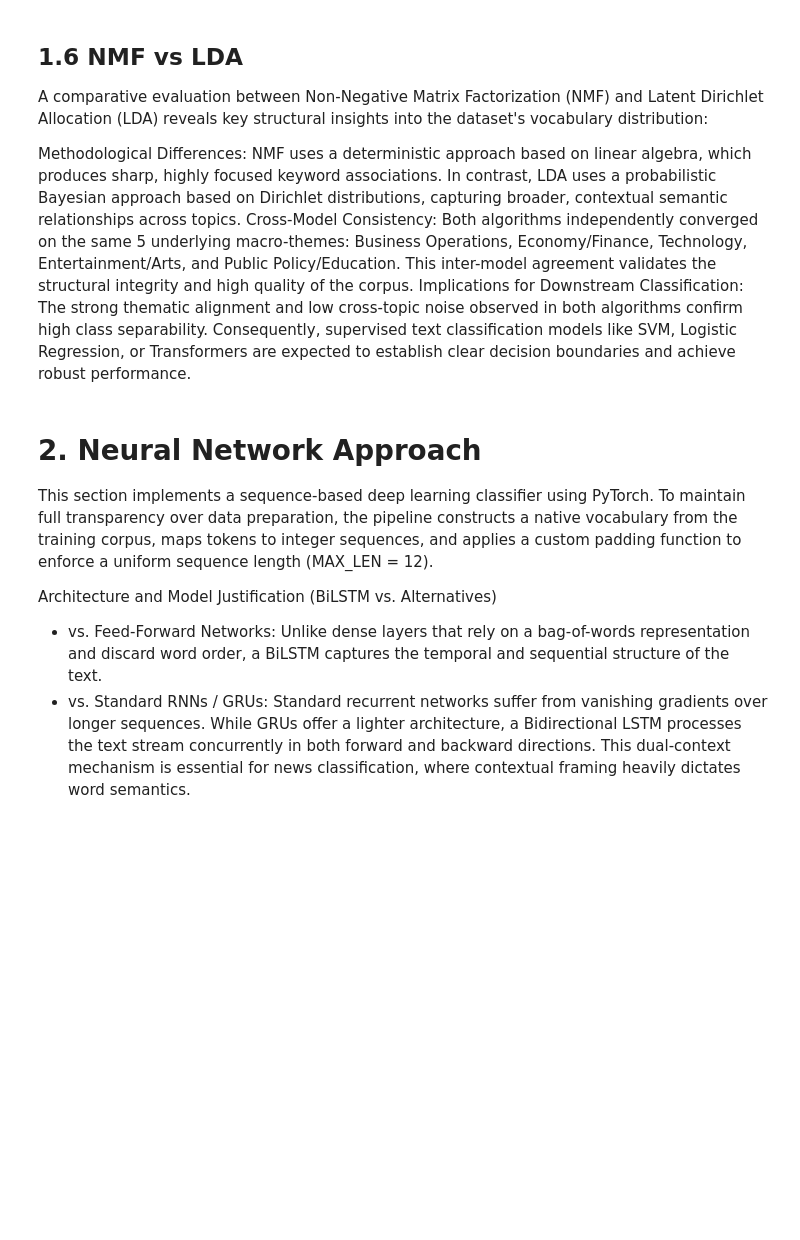
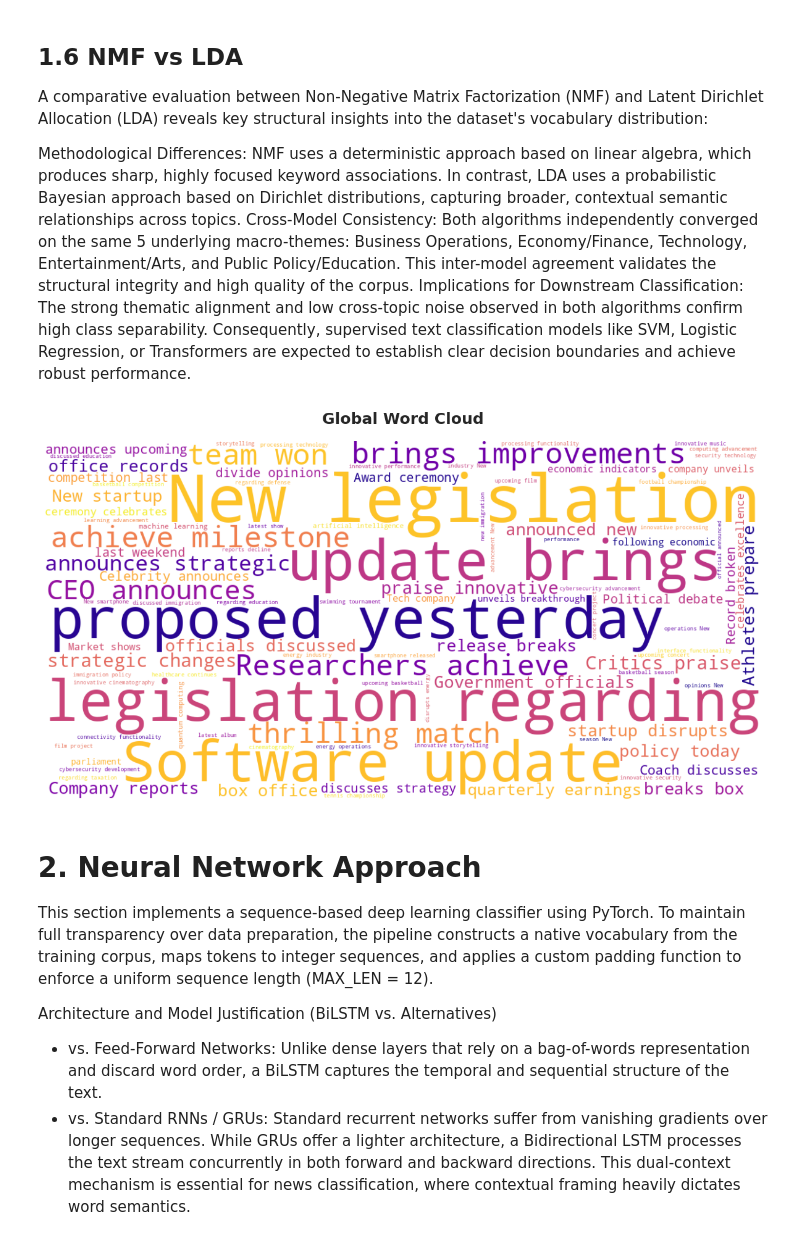
Before and after one commit to francescachn/Text-mining-project, a Jupyter notebook: Progetto con Dashboard.ipynb, the cells around one changed output. Drawn from its saved outputs; the diff is of its cells as text; code cells hidden in the pictures; blank space fills up the shorter version.

```diff
--- a/Progetto con Dashboard.ipynb
+++ b/Progetto con Dashboard.ipynb
@@ -682,6 +673,30 @@ A comparative evaluation between Non-Negative Matrix Factorization (NMF) and Lat
 Methodological Differences: NMF uses a deterministic approach based on linear algebra, which produces sharp, highly focused keyword associations. In contrast, LDA uses a probabilistic Bayesian approach based on Dirichlet distributions, capturing broader, contextual semantic relationships across topics.
 Cross-Model Consistency: Both algorithms independently converged on the same 5 underlying macro-themes: Business Operations, Economy/Finance, Technology, Entertainment/Arts, and Public Policy/Education. This inter-model agreement validates the structural integrity and high quality of the corpus.
 Implications for Downstream Classification: The strong thematic alignment and low cross-topic noise observed in both algorithms confirm high class separability. Consequently, supervised text classification models like SVM, Logistic Regression, or Transformers are expected to establish clear decision boundaries and achieve robust performance.
+# %%
+import pandas as pd
+from wordcloud import WordCloud
+import matplotlib.pyplot as plt
+
+
+full_text = " ".join(train_df['content'].dropna().astype(str).tolist())
+
+# 3. Generate and display the Word Cloud
+wordcloud = WordCloud(
+    width=1200,
+    height=600,
+    background_color='white',
+    colormap='plasma',
+    max_words=100
+).generate(full_text)
+
+plt.figure(figsize=(15, 8))
+plt.imshow(wordcloud, interpolation='bilinear')
+plt.axis('off')
+plt.title('Global Word Cloud', fontsize=18, fontweight='bold', pad=20)
+plt.show()
+# %% [output]
+[figure, added]
 # %% [markdown]
 # 2. Neural Network Approach
 
```
Also changed, not shown: parts of 8 cells of this notebook.
